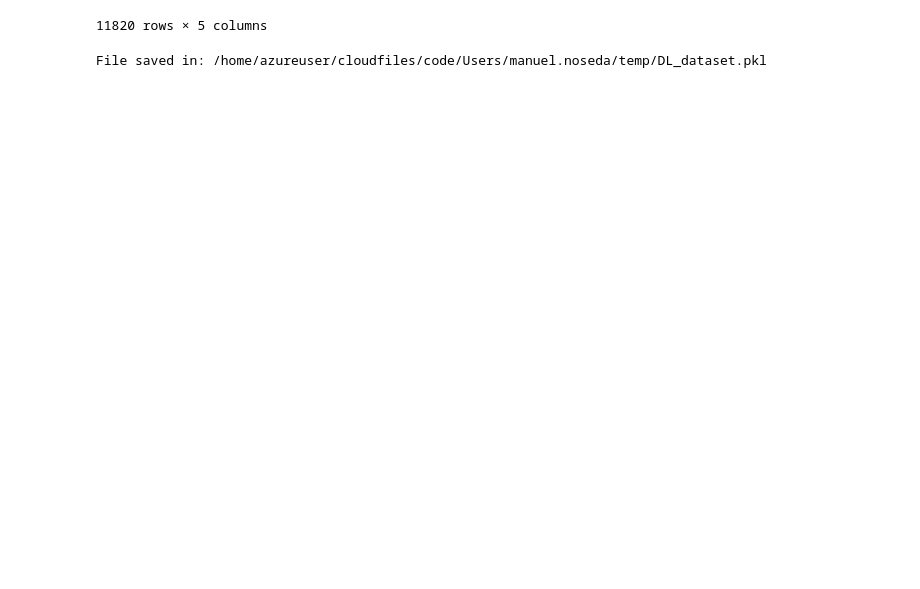
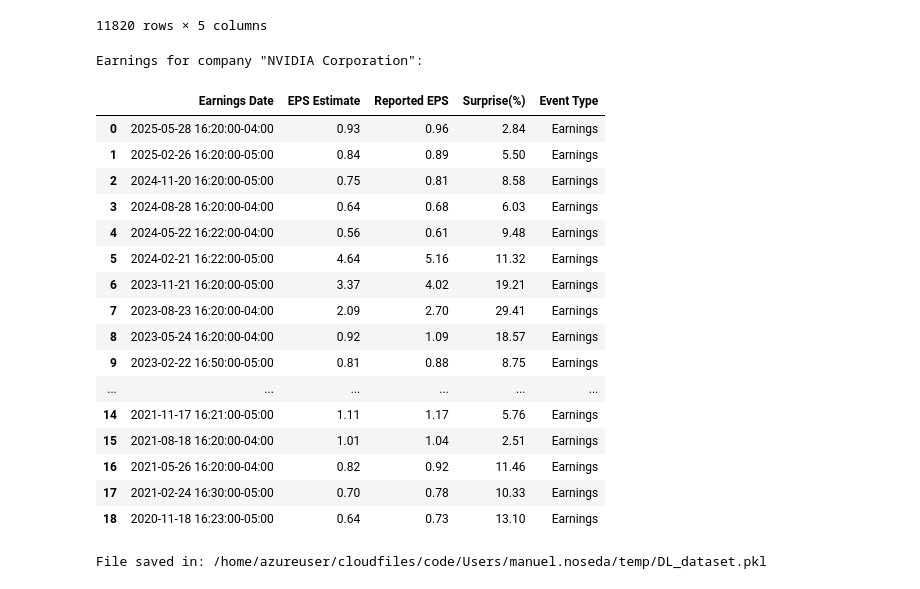
Before and after one commit to Marc0-Pol0/dl-project, a Jupyter notebook: dataset_generation/DL_project_data.ipynb, the cells around one changed output. Cells and saved outputs as stored; diff of their text form; code cells hidden in the pictures; blank space fills up the shorter version.

Commit message:
Update 2 files
- /dataset_generation/DL_dataset.pkl
- /dataset_generation/DL_project_data.ipynb

```diff
--- a/dataset_generation/DL_project_data.ipynb
+++ b/dataset_generation/DL_project_data.ipynb
@@ -508,6 +515,59 @@ News for company "NVIDIA Corporation":
 | 11818 | fb47d468-4167-4858-8fb7-3cbb587f06d3 | news | 2024-10-03 00:00:00 | {'body': 'Semiconductors star Nvi... | [-0.03708184, -0.026284697, -0.00... |
 | 11819 | 200bb241-c9e2-4623-9b56-ad3c920b7e0d | news | 2024-10-02 00:00:00 | {'body': 'New Accenture NVIDIA Bu... | [0.036982857, -0.039668143, -0.01... |
 11820 rows × 5 columns
+# %%
+# Iterate over each fsym_id and retrieve earning announcements dates
+for fsym_id in fsym_ids:
+
+    company_data = companies_dict[fsym_id]['companyMapping']
+    eod_code = company_data['Code'].iloc[0]
+    symbol = eod_code.split(".")[0]
+    ticker = yf.Ticker(symbol)
+
+    earnings = ticker.get_earnings_dates(limit=20)
+
+    if earnings is None or earnings.empty:
+        print(f"No earnings data for {symbol}")
+        continue
+
+    # Keep only earnings announcements
+    earnings = earnings[earnings["Event Type"] == "Earnings"]
+
+    # Convert index to a column named "Earnings Date"
+    earnings = earnings.copy()
+    earnings["Earnings Date"] = earnings.index
+    earnings = earnings.reset_index(drop=True)
+
+    # Put "Earnings Date" as the first column
+    cols = ["Earnings Date"] + [c for c in earnings.columns if c != "Earnings Date"]
+    earnings = earnings[cols]
+
+    companies_dict[fsym_id]["earnings"] = earnings
+
+# Access the DataFrame of earnings for the first fsym_id
+first_id = fsym_ids[0]
+proper_name = companies_dict[first_id]['companyMapping']['proper_name'].iloc[0]
+print(f'Earnings for company "{proper_name}":')
+companies_dict[first_id]["earnings"]
+# %% [output]
+Earnings for company "NVIDIA Corporation":
+|  | Earnings Date | EPS Estimate | Reported EPS | Surprise(%) | Event Type |
+| 0 | 2025-05-28 16:20:00-04:00 | 0.93 | 0.96 | 2.84 | Earnings |
+| 1 | 2025-02-26 16:20:00-05:00 | 0.84 | 0.89 | 5.50 | Earnings |
+| 2 | 2024-11-20 16:20:00-05:00 | 0.75 | 0.81 | 8.58 | Earnings |
+| 3 | 2024-08-28 16:20:00-04:00 | 0.64 | 0.68 | 6.03 | Earnings |
+| 4 | 2024-05-22 16:22:00-04:00 | 0.56 | 0.61 | 9.48 | Earnings |
+| 5 | 2024-02-21 16:22:00-05:00 | 4.64 | 5.16 | 11.32 | Earnings |
+| 6 | 2023-11-21 16:20:00-05:00 | 3.37 | 4.02 | 19.21 | Earnings |
+| 7 | 2023-08-23 16:20:00-04:00 | 2.09 | 2.70 | 29.41 | Earnings |
+| 8 | 2023-05-24 16:20:00-04:00 | 0.92 | 1.09 | 18.57 | Earnings |
+| 9 | 2023-02-22 16:50:00-05:00 | 0.81 | 0.88 | 8.75 | Earnings |
+| ... | ... | ... | ... | ... | ... |
+| 14 | 2021-11-17 16:21:00-05:00 | 1.11 | 1.17 | 5.76 | Earnings |
+| 15 | 2021-08-18 16:20:00-04:00 | 1.01 | 1.04 | 2.51 | Earnings |
+| 16 | 2021-05-26 16:20:00-04:00 | 0.82 | 0.92 | 11.46 | Earnings |
+| 17 | 2021-02-24 16:30:00-05:00 | 0.70 | 0.78 | 10.33 | Earnings |
+| 18 | 2020-11-18 16:23:00-05:00 | 0.64 | 0.73 | 13.10 | Earnings |
 # %%
 # Save the dictionary to a pickle file
 
```
Also changed, not shown: parts of 11 cells of this notebook.
